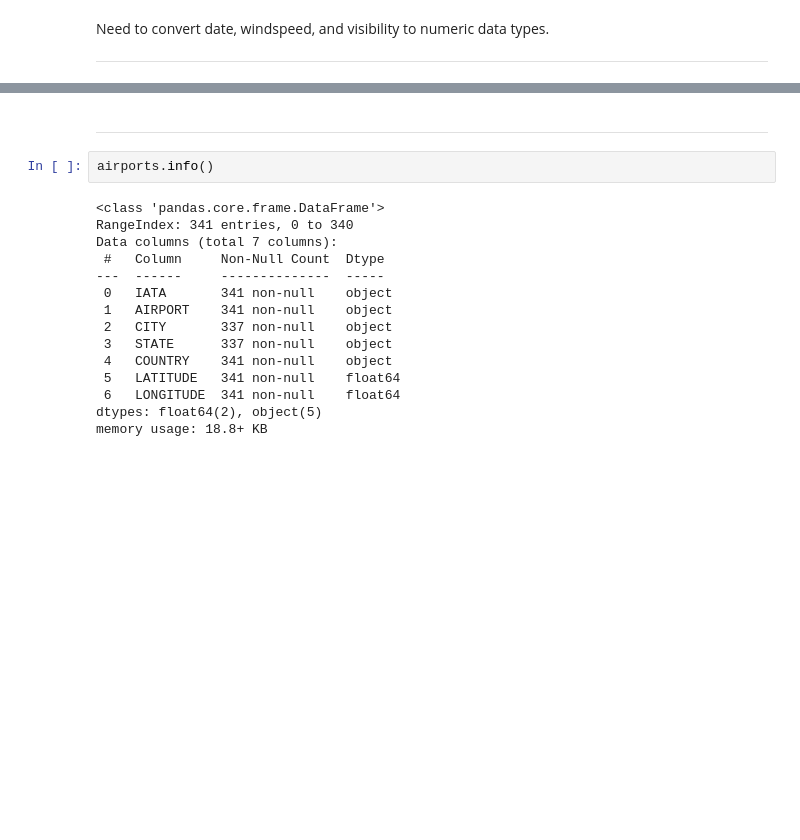
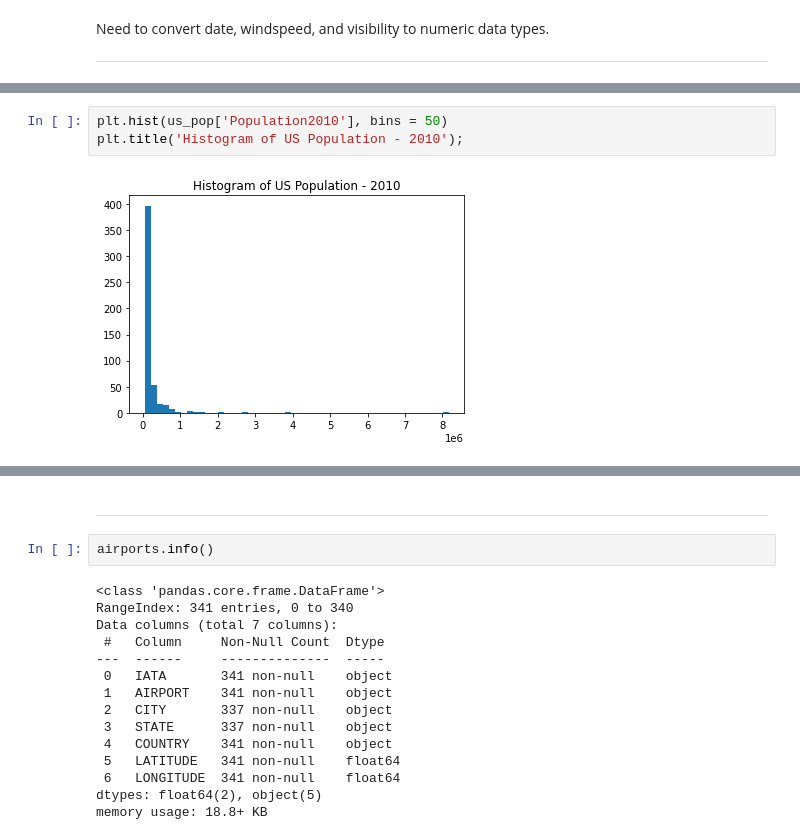
Before and after one commit to hank-butler/METAR_Data, a Jupyter notebook: code/01-data-cleaning.ipynb, the cells around one changed output, grey strips where cells are left out. Drawn from its saved outputs; the diff is of its cells as text; blank space fills up the shorter version.

Commit message:
exploring population dataset

```diff
--- a/code/01-data-cleaning.ipynb
+++ b/code/01-data-cleaning.ipynb
@@ -99,0 +128,5 @@ us_pop.head()
+# %%
+plt.hist(us_pop['Population2010'], bins = 50)
+plt.title('Histogram of US Population - 2010');
+# %% [output]
+[figure, added]
```
Also changed, not shown: parts of 9 cells of this notebook.
